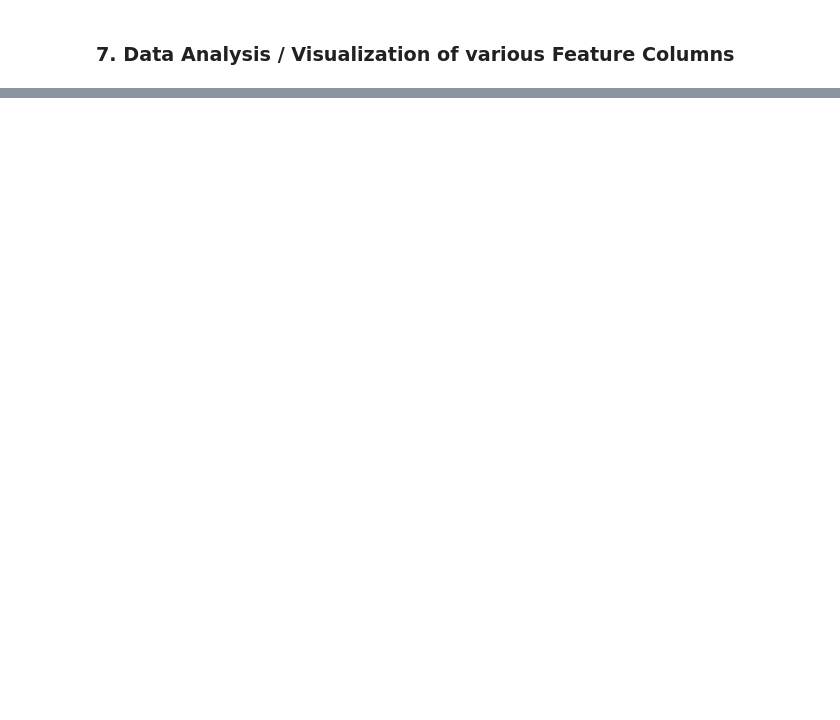
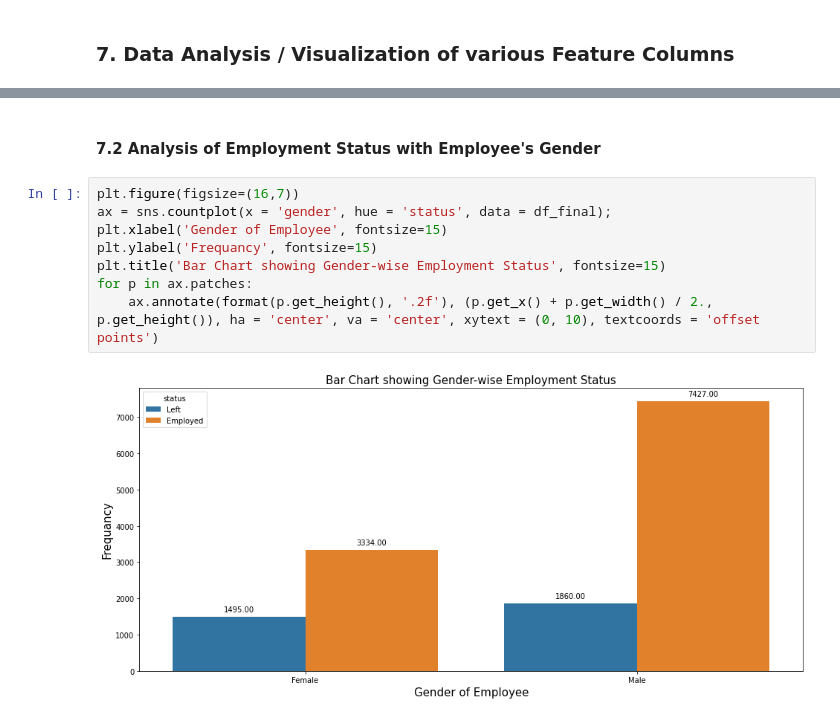
Before and after one commit to gurralamanoj/GCD_Project, a Jupyter notebook: GCD_Project.ipynb, the cells around one changed output, grey strips where cells are left out. Drawn from its saved outputs; the diff is of its cells as text; blank space fills up the shorter version.

```diff
--- a/GCD_Project.ipynb
+++ b/GCD_Project.ipynb
@@ -757,0 +965,12 @@ memory usage: 1.8+ MB
+# %% [markdown]
+#### 7.2 Analysis of Employment Status with Employee's Gender
+# %%
+plt.figure(figsize=(16,7))
+ax = sns.countplot(x = 'gender', hue = 'status', data = df_final);
+plt.xlabel('Gender of Employee', fontsize=15)
+plt.ylabel('Frequancy', fontsize=15)
+plt.title('Bar Chart showing Gender-wise Employment Status', fontsize=15)
+for p in ax.patches:
+    ax.annotate(format(p.get_height(), '.2f'), (p.get_x() + p.get_width() / 2., p.get_height()), ha = 'center', va = 'center', xytext = (0, 10), textcoords = 'offset points')
+# %% [output]
+[figure, added]
```
Also changed, not shown: parts of 70 cells of this notebook.
